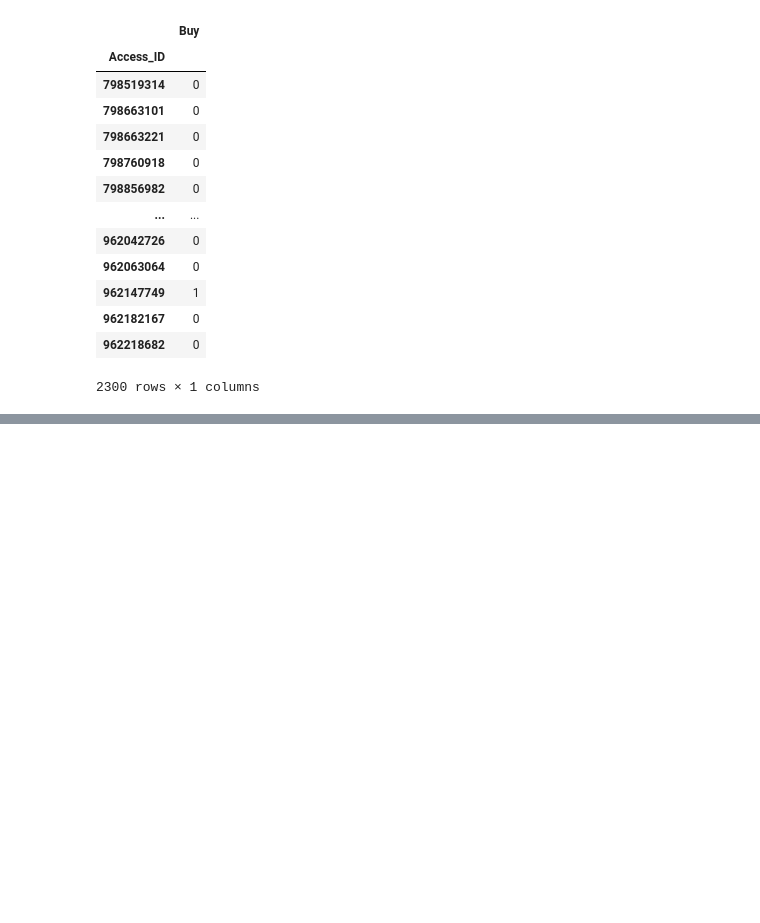
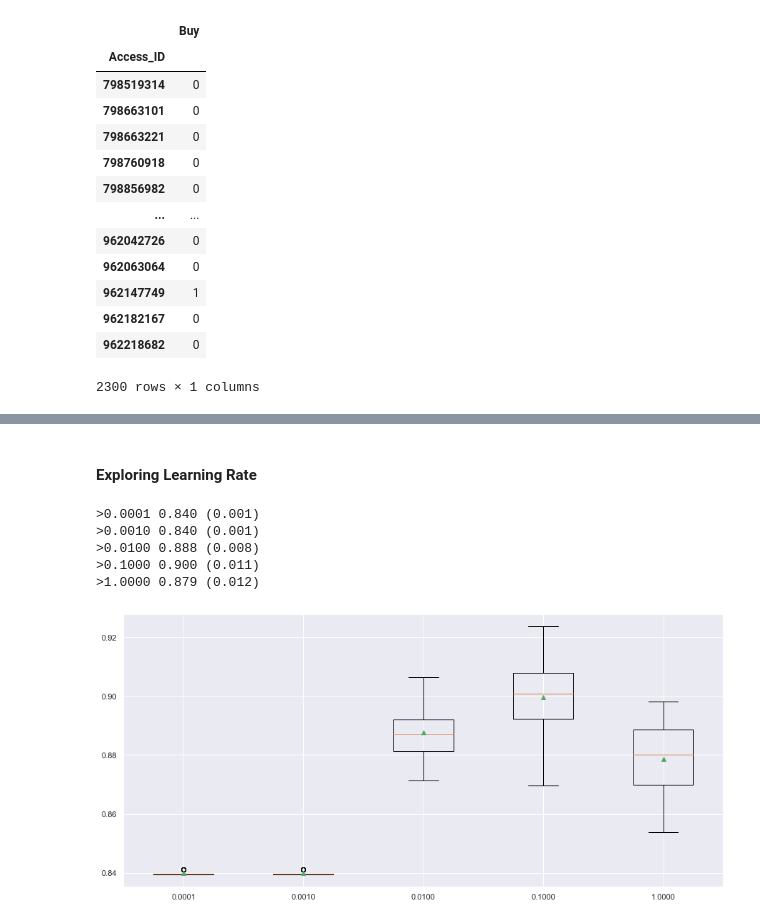
Before and after one commit to filipacarreira/MachineLearningProject, a Jupyter notebook: techscape-ecommerce/group_35.ipynb, the cells around one changed output, grey strips where cells are left out. Cells and saved outputs as stored; diff of their text form; code cells hidden in the pictures; blank space fills up the shorter version.

```diff
--- a/techscape-ecommerce/group_35.ipynb
+++ b/techscape-ecommerce/group_35.ipynb
@@ -3812,0 +3949,41 @@ kaggle_adaboost_gs.to_csv(file_name)
+# %% [markdown]
+
+#### Exploring Learning Rate
+# %%
+def get_models():
+	models = dict()
+	# define learning rates to explore
+	for i in [0.0001, 0.001, 0.01, 0.1, 1.0]:
+		key = '%.4f' % i
+		models[key] = GradientBoostingClassifier(learning_rate=i)
+	return models
+
+def evaluate_model(model, X, y):
+	# define the evaluation procedure
+	cv = RepeatedStratifiedKFold(n_splits=10, n_repeats=3, random_state=1)
+	# evaluate the model and collect the results
+	scores = cross_val_score(model, X_train_eng, y_train_df, scoring='accuracy', cv=cv, n_jobs=-1)
+	return scores
+
+# get the models to evaluate
+models = get_models()
+# evaluate the models and store results
+results, names = list(), list()
+for name, model in models.items():
+	# evaluate the model
+	scores = evaluate_model(model, X_test_eng, y_train_df)
+	# store the results
+	results.append(scores)
+	names.append(name)
+	# summarize the performance along the way
+	print('>%s %.3f (%.3f)' % (name, mean(scores), std(scores)))
+# plot model performance for comparison
+pyplot.boxplot(results, labels=names, showmeans=True)
+pyplot.show()
+# %% [output]
+>0.0001 0.840 (0.001)
+>0.0010 0.840 (0.001)
+>0.0100 0.888 (0.008)
+>0.1000 0.900 (0.011)
+>1.0000 0.879 (0.012)
+[figure, added]
```
Also changed, not shown: parts of 67 cells of this notebook, 1 other file.
